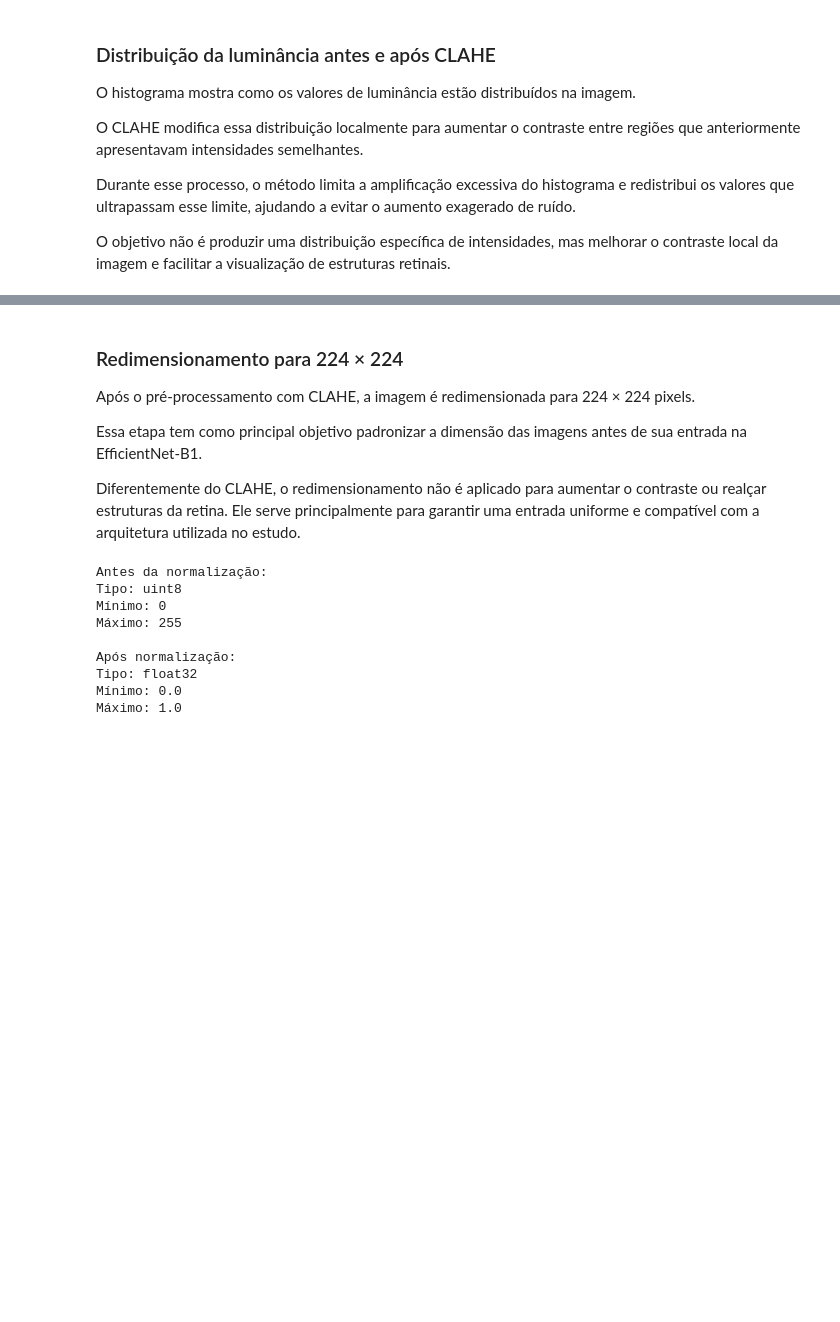
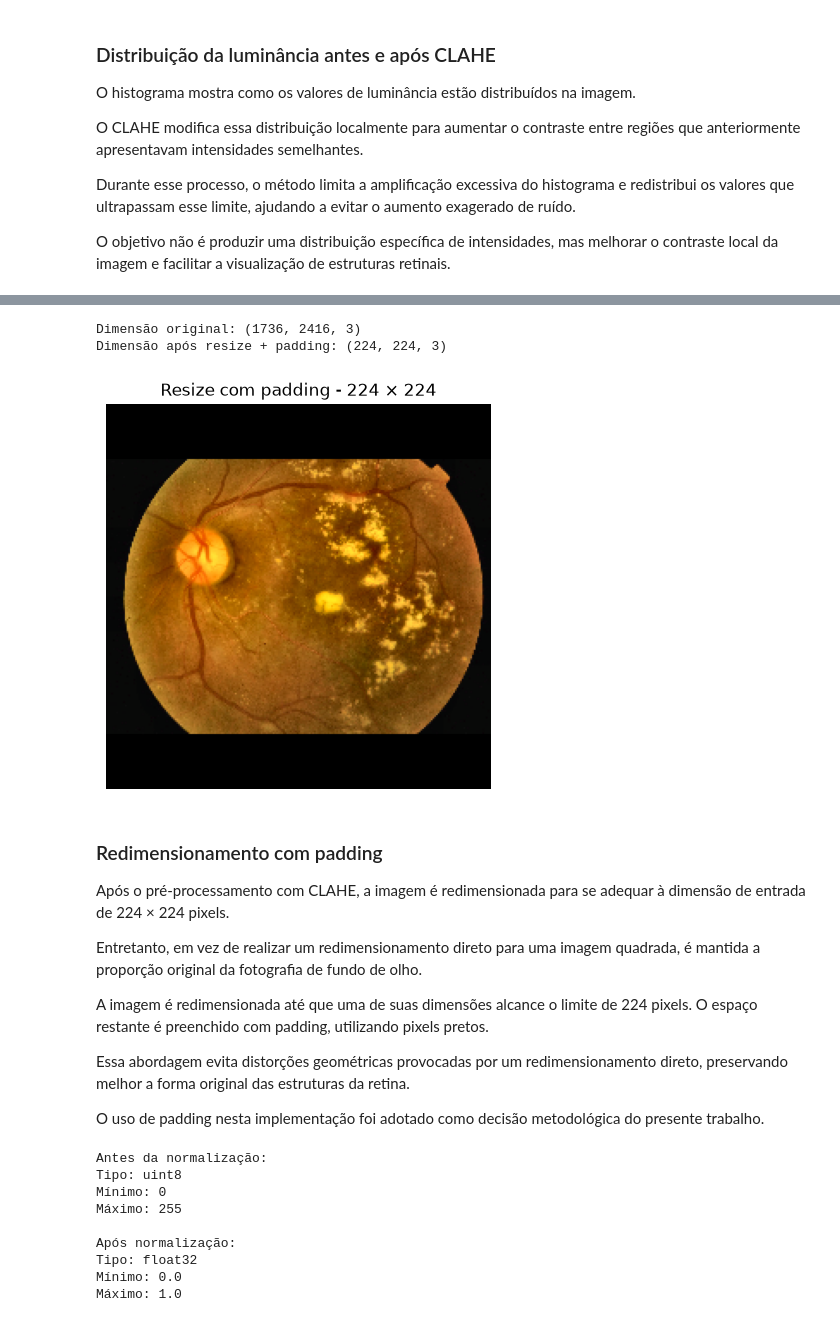
Before and after one commit to ChrisPRodrigues/OIO-MAIS, a Jupyter notebook: 04.Notebooks/Tratamento_Imagens.ipynb, the cells around one changed output, grey strips where cells are left out. Saved outputs shown, nothing was run; the diff lists cells and outputs as text; code cells hidden in the pictures; blank space fills up the shorter version.

Commit message:
feat: adiciona resize com padding no pre-processamento

```diff
--- a/04.Notebooks/Tratamento_Imagens.ipynb
+++ b/04.Notebooks/Tratamento_Imagens.ipynb
@@ -455,11 +489,48 @@ Dimensão após resize: (224, 224, 3)
+# %%
+imagem_224_padding = resize_com_padding(
+    imagem_rgb_clahe,
+    (224, 224)
+)
+
+print(
+    "Dimensão original:",
+    imagem_rgb_clahe.shape
+)
+
+print(
+    "Dimensão após resize + padding:",
+    imagem_224_padding.shape
+)
+
+plt.figure(figsize=(5, 5))
+
+plt.imshow(
+    imagem_224_padding
+)
+
+plt.title(
+    "Resize com padding - 224 × 224"
+)
+
+plt.axis("off")
+
+plt.show()
+# %% [output]
+Dimensão original: (1736, 2416, 3)
+Dimensão após resize + padding: (224, 224, 3)
+[figure, added]
 # %% [markdown]
-### Redimensionamento para 224 × 224
+### Redimensionamento com padding
 
-Após o pré-processamento com CLAHE, a imagem é redimensionada para 224 × 224 pixels.
+Após o pré-processamento com CLAHE, a imagem é redimensionada para se adequar à dimensão de entrada de 224 × 224 pixels.
 
-Essa etapa tem como principal objetivo padronizar a dimensão das imagens antes de sua entrada na EfficientNet-B1.
+Entretanto, em vez de realizar um redimensionamento direto para uma imagem quadrada, é mantida a proporção original da fotografia de fundo de olho.
 
-Diferentemente do CLAHE, o redimensionamento não é aplicado para aumentar o contraste ou realçar estruturas da retina. Ele serve principalmente para garantir uma entrada uniforme e compatível com a arquitetura utilizada no estudo.
+A imagem é redimensionada até que uma de suas dimensões alcance o limite de 224 pixels. O espaço restante é preenchido com padding, utilizando pixels pretos.
+
+Essa abordagem evita distorções geométricas provocadas por um redimensionamento direto, preservando melhor a forma original das estruturas da retina.
+
+O uso de padding nesta implementação foi adotado como decisão metodológica do presente trabalho.
 # %%
 # Demonstração conceitual de normalização;
 imagem_normalizada = (
```
Also changed, not shown: parts of 3 cells of this notebook.
